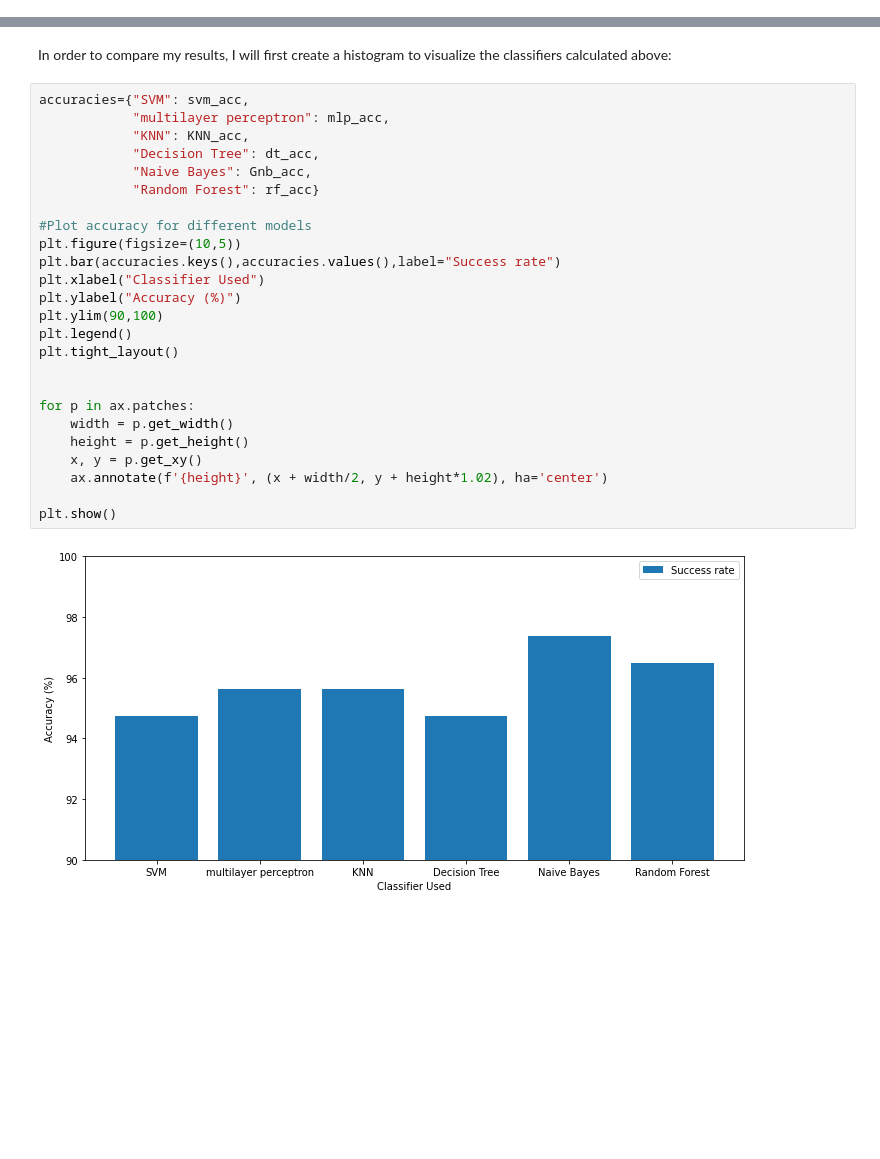
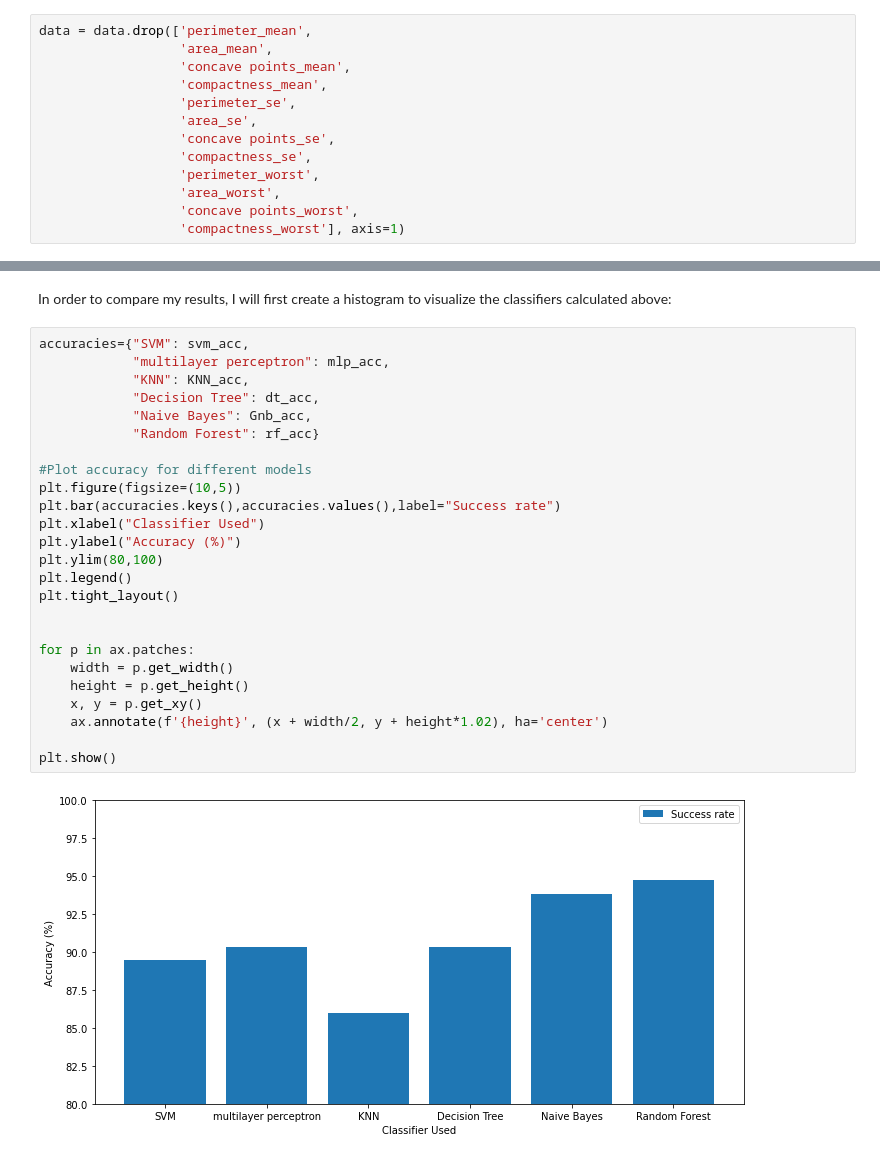
Before and after one commit to LaisColetta/PdDA_Project2, a Jupyter notebook: Project2.ipynb, the cells around one changed output, grey strips where cells are left out. Drawn from its saved outputs; the diff is of its cells as text; blank space fills up the shorter version.

```diff
--- a/Project2.ipynb
+++ b/Project2.ipynb
@@ -458,0 +487,13 @@ x_train, x_test, y_train, y_test = train_test_split(x, y, test_size=0.20, random
+# %%
+data = data.drop(['perimeter_mean',
+                  'area_mean',
+                  'concave points_mean',
+                  'compactness_mean',
+                  'perimeter_se',
+                  'area_se',
+                  'concave points_se',
+                  'compactness_se',
+                  'perimeter_worst',
+                  'area_worst',
+                  'concave points_worst',
+                  'compactness_worst'], axis=1)
@@ -620,30 +678,30 @@ In order to compare my results, I will first create a histogram to visualize the
 # %%
 accuracies={"SVM": svm_acc,
             "multilayer perceptron": mlp_acc,
             "KNN": KNN_acc,
             "Decision Tree": dt_acc,
             "Naive Bayes": Gnb_acc,
             "Random Forest": rf_acc}
 
 #Plot accuracy for different models
 plt.figure(figsize=(10,5))
 plt.bar(accuracies.keys(),accuracies.values(),label="Success rate")
 plt.xlabel("Classifier Used")
 plt.ylabel("Accuracy (%)")
-plt.ylim(90,100)
+plt.ylim(80,100)
 plt.legend()
 plt.tight_layout()
 
 
 for p in ax.patches:
     width = p.get_width()
     height = p.get_height()
     x, y = p.get_xy()
     ax.annotate(f'{height}', (x + width/2, y + height*1.02), ha='center')
 
 plt.show()
 # %% [output]
-[figure, old version]
+[figure, new version]
 # %%
 models = pd.DataFrame({
     'Model': ["SVM", "multilayer perceptron", "KNN", "Decision Tree", "Naive Bayes", "Random Forest"],
```
Also changed, not shown: parts of 29 cells of this notebook.
